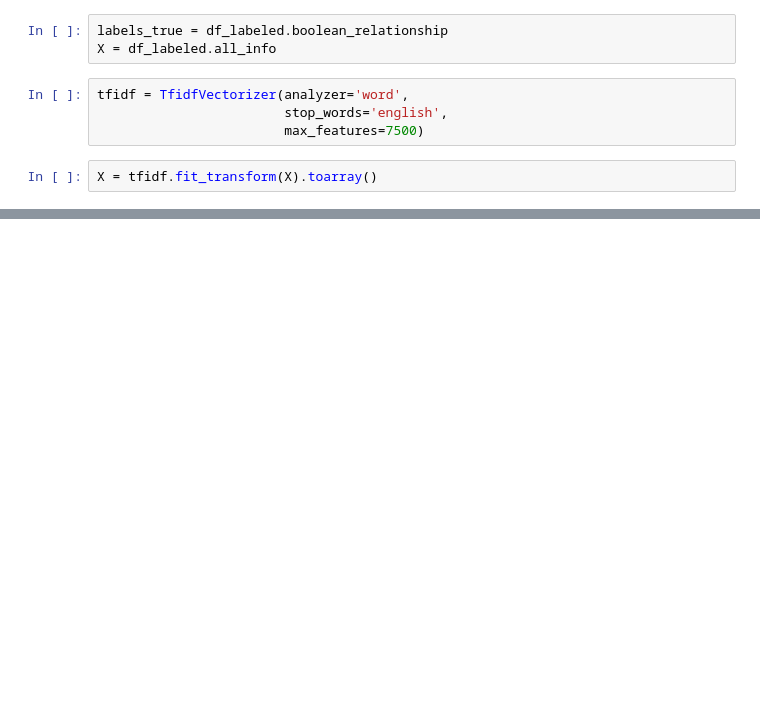
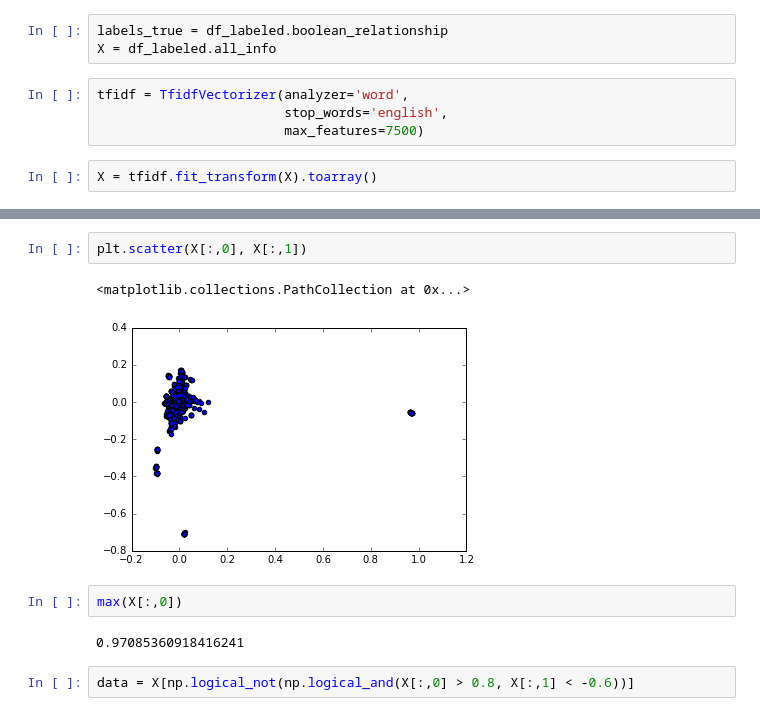
Before and after one commit to theresacervantes/Chemicals_and_diseases, a Jupyter notebook: clustering.ipynb, the cells around one changed output, grey strips where cells are left out. Saved outputs shown, nothing was run; the diff lists cells and outputs as text; blank space fills up the shorter version.

```diff
--- a/clustering.ipynb
+++ b/clustering.ipynb
@@ -31,0 +47,11 @@ X = tfidf.fit_transform(X).toarray()
+# %%
+plt.scatter(X[:,0], X[:,1])
+# %% [output]
+<matplotlib.collections.PathCollection at 0x...>
+[figure, added]
+# %%
+max(X[:,0])
+# %% [output]
+0.97085360918416241
+# %%
+data = X[np.logical_not(np.logical_and(X[:,0] > 0.8, X[:,1] < -0.6))]
```
Also changed, not shown: parts of 8 cells of this notebook.
